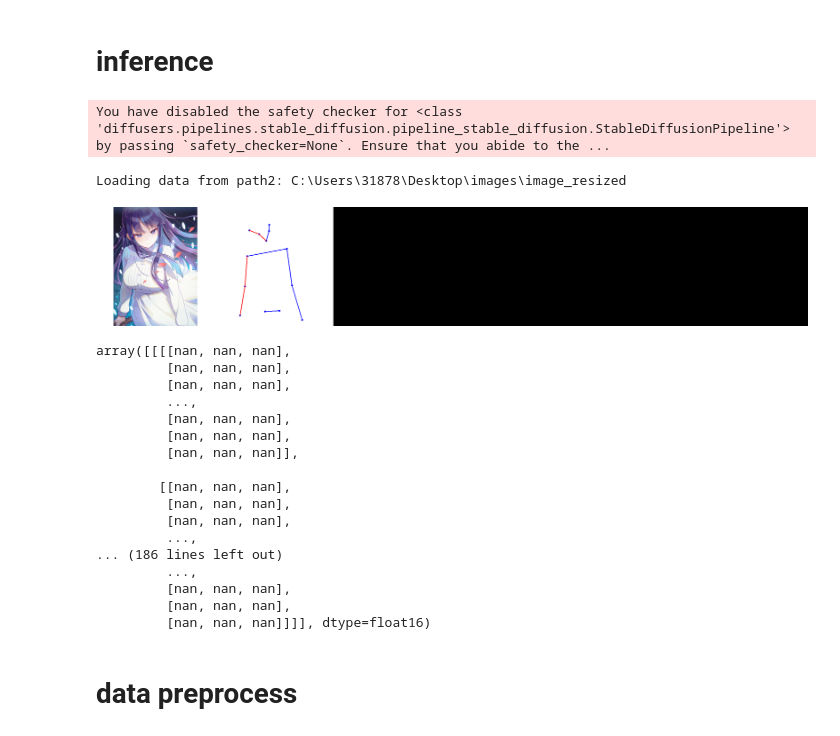
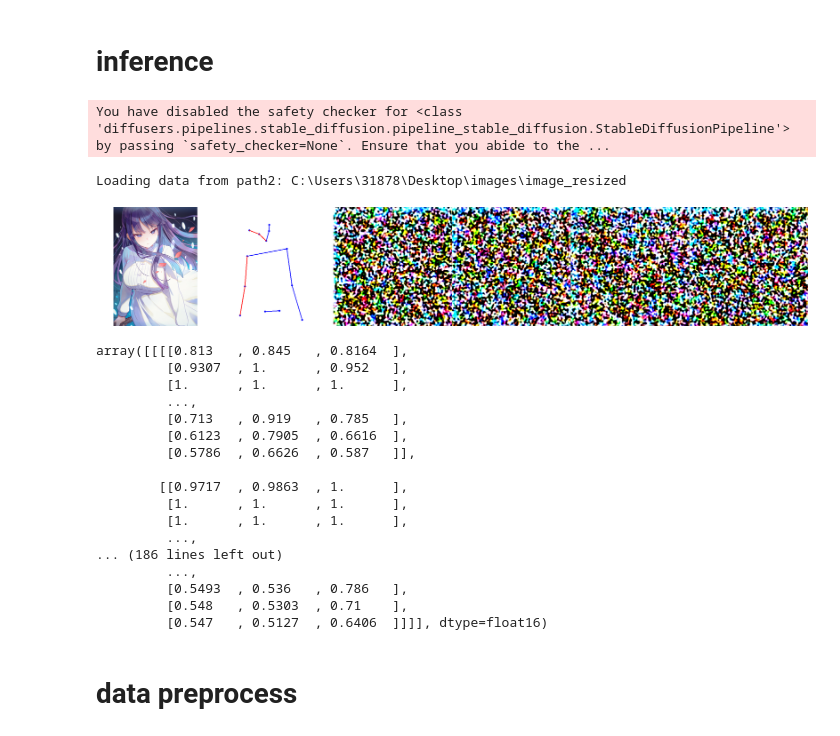
Before and after one commit to sodabreak/PoseCtrl, a Jupyter notebook: training_help.ipynb, the cells around one changed output. Saved outputs shown, nothing was run; the diff lists cells and outputs as text; code cells hidden in the pictures.

```diff
--- a/training_help.ipynb
+++ b/training_help.ipynb
@@ -186,7 +186,7 @@ raw_base_points=load_base_points(base_point_path)
 base_model_path = r"C:\Users\31878\Desktop\ckpt\basemodel"
 # vae_model_path = "stabilityai/sd-vae-ft-mse"
 image_encoder_path = r"C:\Users\31878\Desktop\ckpt\image-encoder"
-ip_ckpt = r"C:\Users\31878\Desktop\checkpoint-50000\posectrl.bin"
+ip_ckpt = r"C:\Users\31878\Desktop\checkpoint-150000\posectrl.bin"
 device = "cuda"
 def image_grid(imgs_np: np.ndarray, rows: int, cols: int):
     """
@@ -250,54 +250,54 @@ def denormalize(tensor, mean, std):
     return tensor * std + mean
 
 mean = 0.5
 std = 0.5
 
 
 image = data['image']
 points = data['joints_image']
 image = denormalize(image, mean, std)
 image_pil = transforms.ToPILImage()(image)
 points_pil = transforms.ToPILImage()(points)
 # points = data['joints_image'].to(torch.float16).unsqueeze(0).to(device)
 points = data['points'].to(torch.float16).unsqueeze(0).to(device)
 vmatrix = data['view_matrix'].to(torch.float16).unsqueeze(0).to(device)
 pmatrix = data['projection_matrix'].to(torch.float16).unsqueeze(0).to(device)
 # text = 'highly detailed, anime, 1girl, blue_eyes, purple long_hair, black dress, smile, white simple background'
 text = data['text']
 
 pose_model = PoseControlNetV7(pipe, image_encoder_path, ip_ckpt, raw_base_points, device)
 
 images = pose_model.generate( prompt = text, num_samples=4, num_inference_steps=50, seed=42, V_matrix=vmatrix, P_matrix=pmatrix, points=points)
 grid = image_grid(images, 1, 4)
 combined_image = Image.new('RGB', (6*image_pil.width, image_pil.height))
 combined_image.paste(image_pil, (0, 0))
 combined_image.paste(points_pil, (image_pil.width, 0))
 combined_image.paste(grid, (2*image_pil.width, 0))
 combined_image
 # %% [output]
 You have disabled the safety checker for <class 'diffusers.pipelines.stable_diffusion.pipeline_stable_diffusion.StableDiffusionPipeline'> by passing `safety_checker=None`. Ensure that you abide to the ...
 Loading data from path2: C:\Users\31878\Desktop\images\image_resized
-[figure, old version]
+[figure, new version]
 # %%
 images
 # %% [output]
-array([[[[nan, nan, nan],
-         [nan, nan, nan],
-         [nan, nan, nan],
+array([[[[0.813   , 0.845   , 0.8164  ],
+         [0.9307  , 1.      , 0.952   ],
+         [1.      , 1.      , 1.      ],
          ...,
-         [nan, nan, nan],
-         [nan, nan, nan],
-         [nan, nan, nan]],
+         [0.713   , 0.919   , 0.785   ],
+         [0.6123  , 0.7905  , 0.6616  ],
+         [0.5786  , 0.6626  , 0.587   ]],
 
-        [[nan, nan, nan],
-         [nan, nan, nan],
-         [nan, nan, nan],
+        [[0.9717  , 0.9863  , 1.      ],
+         [1.      , 1.      , 1.      ],
+         [1.      , 1.      , 1.      ],
          ...,
 ... (186 lines left out)
          ...,
-         [nan, nan, nan],
-         [nan, nan, nan],
-         [nan, nan, nan]]]], dtype=float16)
+         [0.5493  , 0.536   , 0.786   ],
+         [0.548   , 0.5303  , 0.71    ],
+         [0.547   , 0.5127  , 0.6406  ]]]], dtype=float16)
 # %% [markdown]
 # data preprocess
 # %%
```
